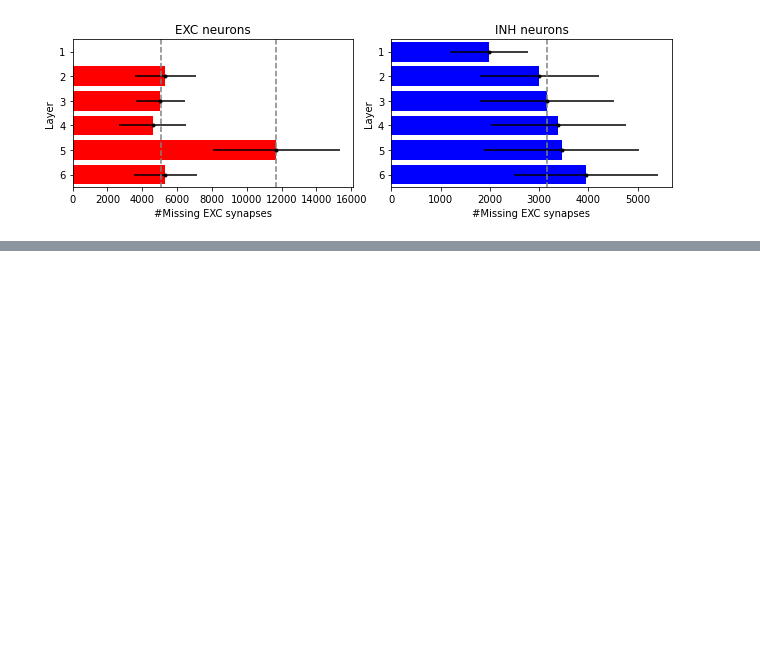
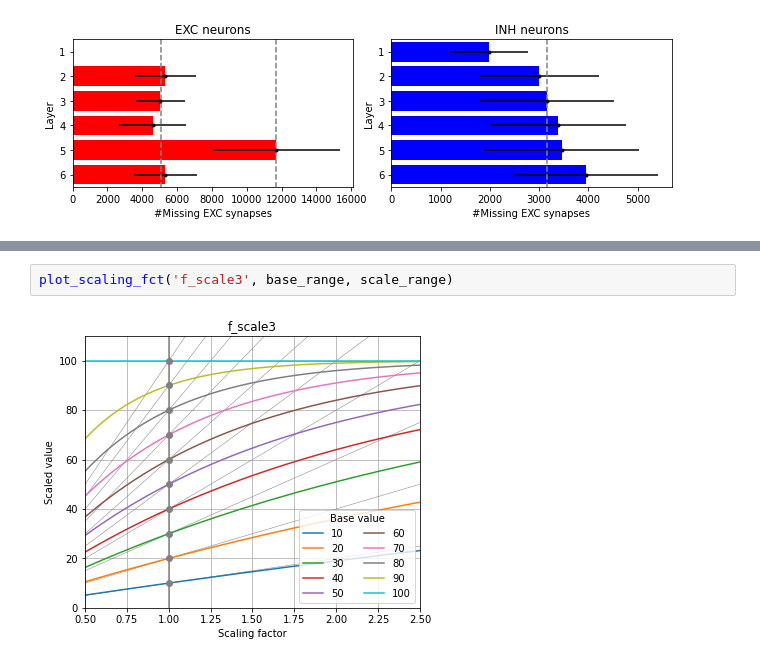
Before and after one commit to BlueBrain/dendritic_synapse_density, a Jupyter notebook: notebooks/MissingSynapses.ipynb, the cells around one changed output, grey strips where cells are left out. Drawn from its saved outputs; the diff is of its cells as text; blank space fills up the shorter version.

```diff
--- a/notebooks/MissingSynapses.ipynb
+++ b/notebooks/MissingSynapses.ipynb
@@ -119,0 +172,4 @@ plt.tight_layout()
+# %%
+plot_scaling_fct('f_scale3', base_range, scale_range)
+# %% [output]
+[figure, added]
```
Also changed, not shown: parts of 9 cells of this notebook.
